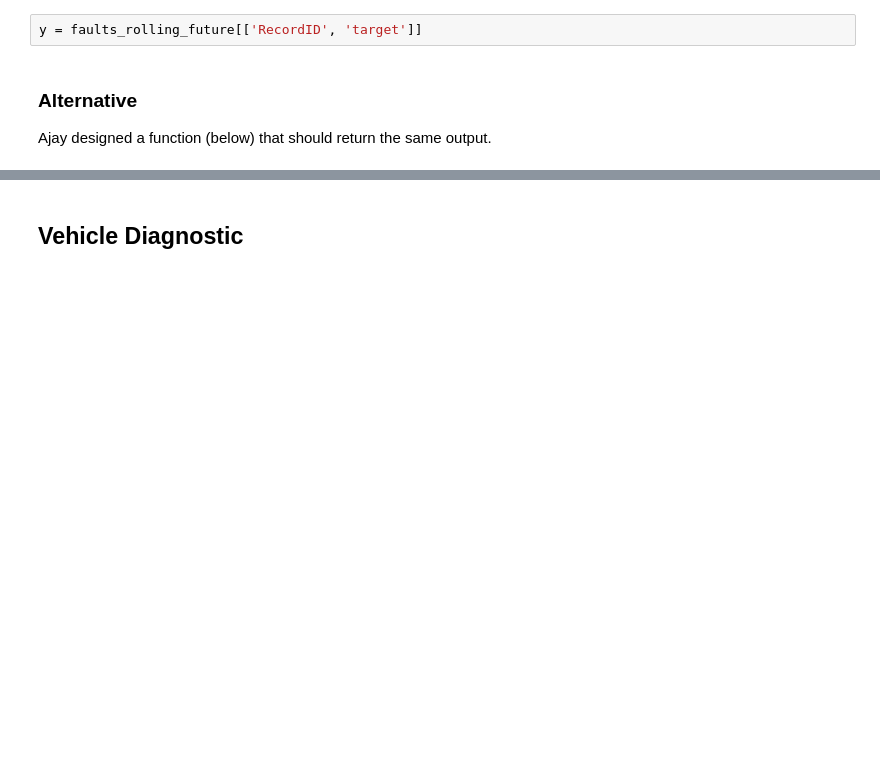
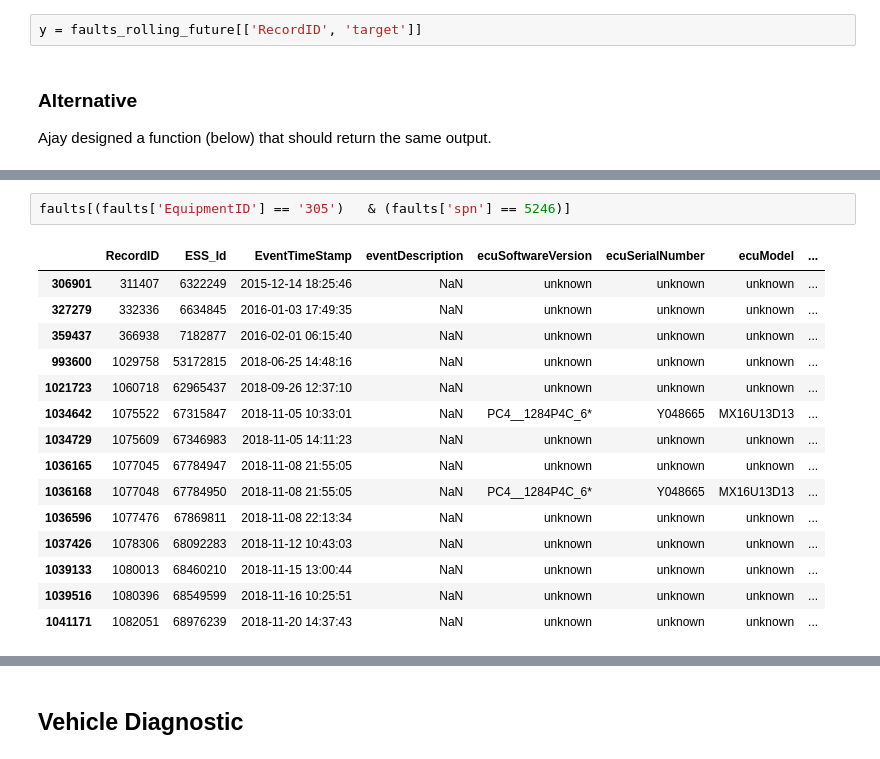
Before and after one commit to tomoumer/big_g_express-elden_ring, a Jupyter notebook: notebooks/data_exploration.ipynb, the cells around one changed output, grey strips where cells are left out. Drawn from its saved outputs; the diff is of its cells as text; blank space fills up the shorter version.

```diff
--- a/notebooks/data_exploration.ipynb
+++ b/notebooks/data_exploration.ipynb
@@ -361,0 +412,18 @@ faults[(faults['EquipmentID'] == '1864')  & (faults['spn'] == 1569)]
+# %%
+faults[(faults['EquipmentID'] == '305')   & (faults['spn'] == 5246)]
+# %% [output]
+|  | RecordID | ESS_Id | EventTimeStamp | eventDescription | ecuSoftwareVersion | ecuSerialNumber | ecuModel | ... |
+| 306901 | 311407 | 6322249 | 2015-12-14 18:25:46 | NaN | unknown | unknown | unknown | ... |
+| 327279 | 332336 | 6634845 | 2016-01-03 17:49:35 | NaN | unknown | unknown | unknown | ... |
+| 359437 | 366938 | 7182877 | 2016-02-01 06:15:40 | NaN | unknown | unknown | unknown | ... |
+| 993600 | 1029758 | 53172815 | 2018-06-25 14:48:16 | NaN | unknown | unknown | unknown | ... |
+| 1021723 | 1060718 | 62965437 | 2018-09-26 12:37:10 | NaN | unknown | unknown | unknown | ... |
+| 1034642 | 1075522 | 67315847 | 2018-11-05 10:33:01 | NaN | PC4__1284P4C_6* | Y048665 | MX16U13D13 | ... |
+| 1034729 | 1075609 | 67346983 | 2018-11-05 14:11:23 | NaN | unknown | unknown | unknown | ... |
+| 1036165 | 1077045 | 67784947 | 2018-11-08 21:55:05 | NaN | unknown | unknown | unknown | ... |
+| 1036168 | 1077048 | 67784950 | 2018-11-08 21:55:05 | NaN | PC4__1284P4C_6* | Y048665 | MX16U13D13 | ... |
+| 1036596 | 1077476 | 67869811 | 2018-11-08 22:13:34 | NaN | unknown | unknown | unknown | ... |
+| 1037426 | 1078306 | 68092283 | 2018-11-12 10:43:03 | NaN | unknown | unknown | unknown | ... |
+| 1039133 | 1080013 | 68460210 | 2018-11-15 13:00:44 | NaN | unknown | unknown | unknown | ... |
+| 1039516 | 1080396 | 68549599 | 2018-11-16 10:25:51 | NaN | unknown | unknown | unknown | ... |
+| 1041171 | 1082051 | 68976239 | 2018-11-20 14:37:43 | NaN | unknown | unknown | unknown | ... |
```
Also changed, not shown: parts of 20 cells of this notebook.
